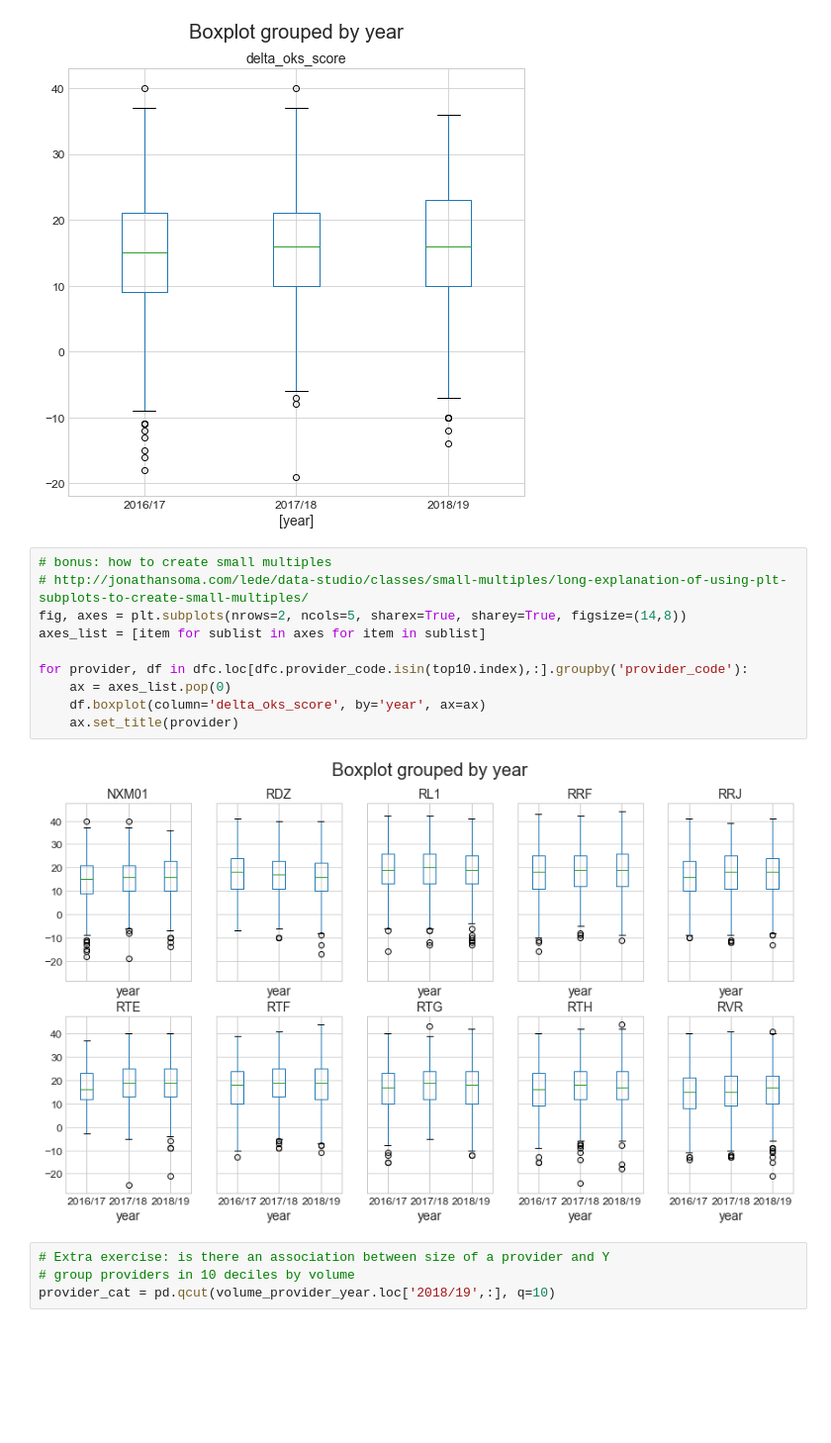
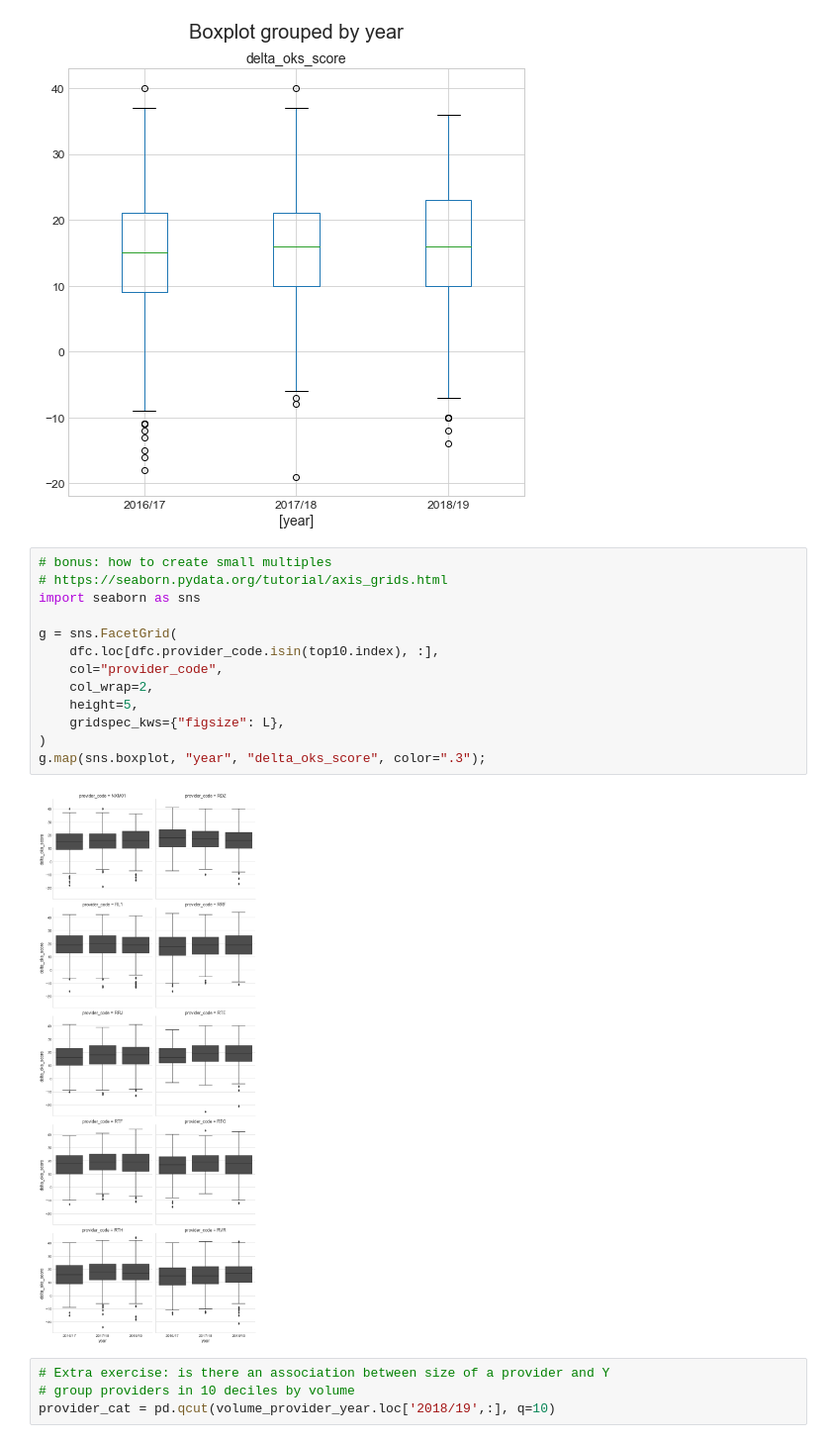
Before and after one commit to EAISI/application-project-nhs-proms, a Jupyter notebook: notebooks/1.0-data-understanding.ipynb, the cells around one changed output. Shown at 99% size. Saved outputs shown, nothing was run; the diff lists cells and outputs as text; blank space fills up the shorter version.

```diff
--- a/notebooks/1.0-data-understanding.ipynb
+++ b/notebooks/1.0-data-understanding.ipynb
@@ -335,18 +335,21 @@ dfc.loc[_top10_latest,['provider_code', 'delta_oks_score']].boxplot(by=['provide
 dfc.loc[(dfc.provider_code.isin(['NXM01'])),['year', 'delta_oks_score']].boxplot(by=['year'], figsize=S);
 # %% [output]
 [figure]
-# %%
-# bonus: how to create small multiples
-# http://jonathansoma.com/lede/data-studio/classes/small-multiples/long-explanation-of-using-plt-subplots-to-create-small-multiples/
-fig, axes = plt.subplots(nrows=2, ncols=5, sharex=True, sharey=True, figsize=(14,8))
-axes_list = [item for sublist in axes for item in sublist]
-
-for provider, df in dfc.loc[dfc.provider_code.isin(top10.index),:].groupby('provider_code'):
-    ax = axes_list.pop(0)
-    df.boxplot(column='delta_oks_score', by='year', ax=ax)
-    ax.set_title(provider)
-# %% [output]
-[figure, removed]
+# %%
+# bonus: how to create small multiples
+# https://seaborn.pydata.org/tutorial/axis_grids.html
+import seaborn as sns
+
+g = sns.FacetGrid(
+    dfc.loc[dfc.provider_code.isin(top10.index), :],
+    col="provider_code",
+    col_wrap=2,
+    height=5,
+    gridspec_kws={"figsize": L},
+)
+g.map(sns.boxplot, "year", "delta_oks_score", color=".3");
+# %% [output]
+[figure, added]
 # %%
 # Extra exercise: is there an association between size of a provider and Y
 # group providers in 10 deciles by volume
```
Also changed, not shown: parts of 1 cell of this notebook, 35 other files.
